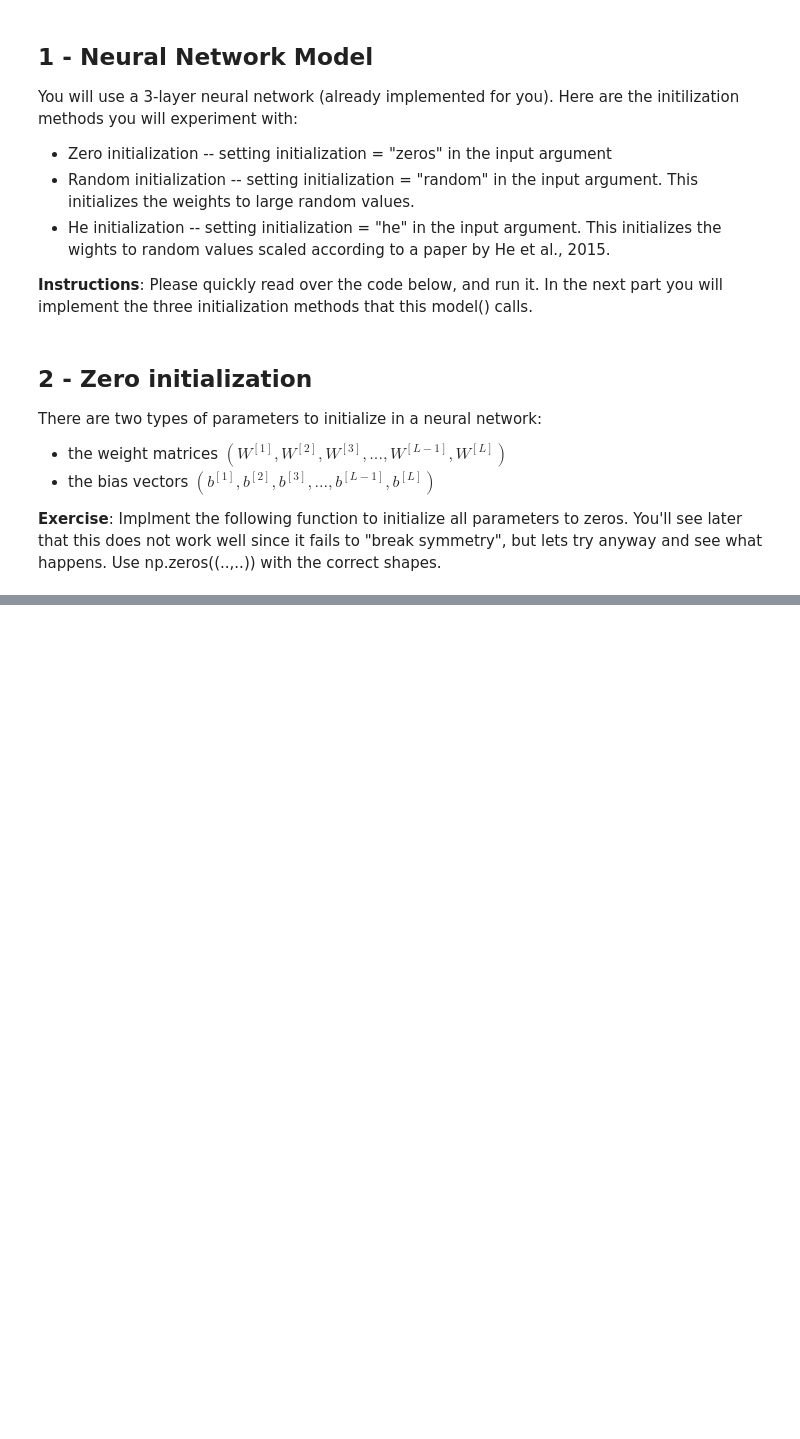
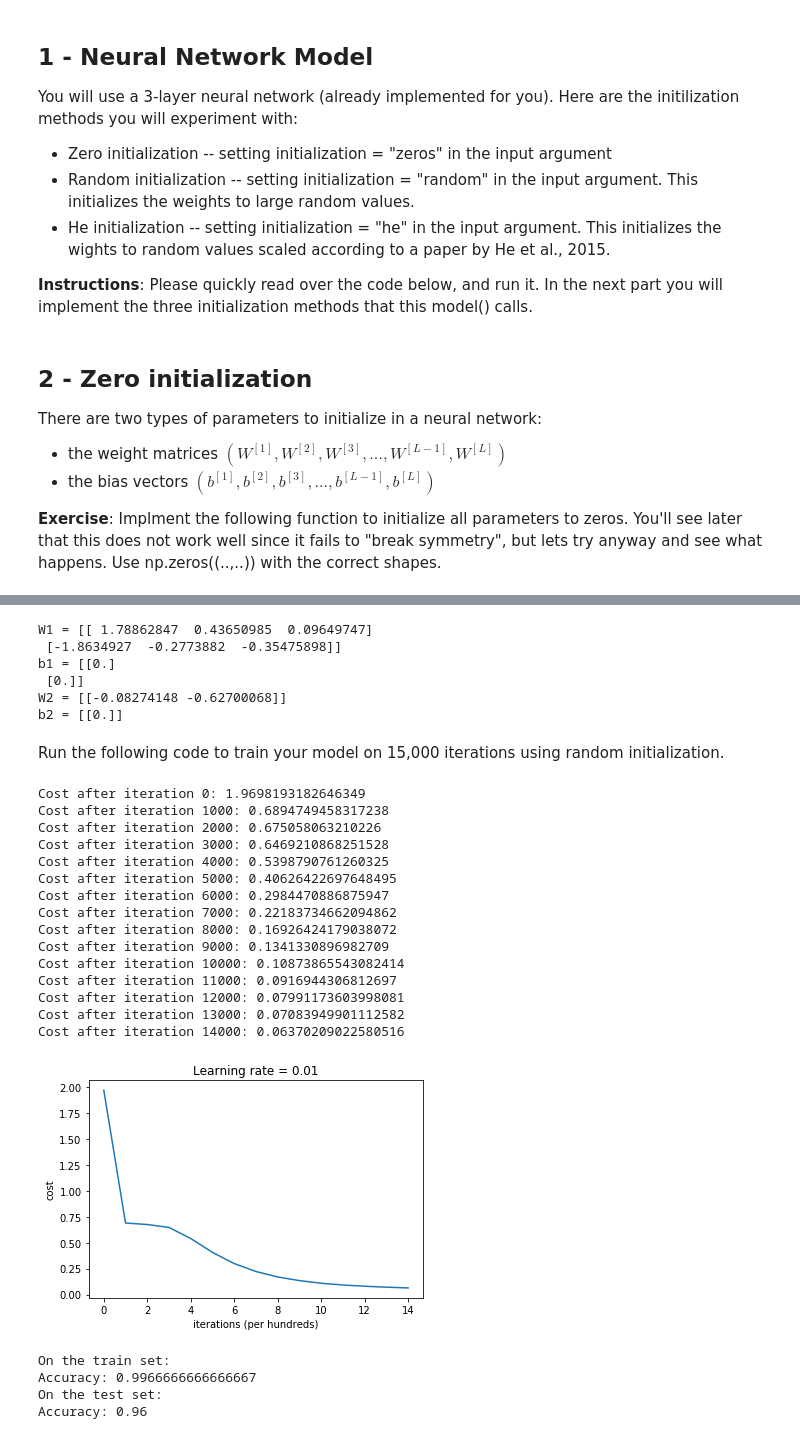
Before and after one commit to Lei-Luo/Deep-Learning-Specialization-AndrewNg, a Jupyter notebook: Course 2 Improving Deep Neural Networks/Week 1 Practical aspects of Deep Learning/Programming Assignment/Initialization/Initialization.ipynb, the cells around one changed output, grey strips where cells are left out. Cells and saved outputs as stored; diff of their text form; code cells hidden in the pictures; blank space fills up the shorter version.

```diff
--- a/Course 2 Improving Deep Neural Networks/Week 1 Practical aspects of Deep Learning/Programming Assignment/Initialization/Initialization.ipynb
+++ b/Course 2 Improving Deep Neural Networks/Week 1 Practical aspects of Deep Learning/Programming Assignment/Initialization/Initialization.ipynb
@@ -150,0 +248,42 @@ TypeError: data type not understood
+# %%
+parameters = initialize_parameters_random([3, 2, 1])
+print("W1 = " + str(parameters["W1"]))
+print("b1 = " + str(parameters["b1"]))
+print("W2 = " + str(parameters["W2"]))
+print("b2 = " + str(parameters["b2"]))
+# %% [output]
+W1 = [[ 1.78862847  0.43650985  0.09649747]
+ [-1.8634927  -0.2773882  -0.35475898]]
+b1 = [[0.]
+ [0.]]
+W2 = [[-0.08274148 -0.62700068]]
+b2 = [[0.]]
+# %% [markdown]
+Run the following code to train your model on 15,000 iterations using random initialization.
+# %%
+parameters = model(train_X, train_Y, initialization = "random")
+print("On the train set:")
+predictions_train = predict(train_X, train_Y, parameters)
+print("On the test set:")
+predictions_test = predict(test_X, test_Y, parameters)
+# %% [output]
+Cost after iteration 0: 1.9698193182646349
+Cost after iteration 1000: 0.6894749458317238
+Cost after iteration 2000: 0.675058063210226
+Cost after iteration 3000: 0.6469210868251528
+Cost after iteration 4000: 0.5398790761260325
+Cost after iteration 5000: 0.40626422697648495
+Cost after iteration 6000: 0.2984470886875947
+Cost after iteration 7000: 0.22183734662094862
+Cost after iteration 8000: 0.16926424179038072
+Cost after iteration 9000: 0.1341330896982709
+Cost after iteration 10000: 0.10873865543082414
+Cost after iteration 11000: 0.0916944306812697
+Cost after iteration 12000: 0.07991173603998081
+Cost after iteration 13000: 0.07083949901112582
+Cost after iteration 14000: 0.06370209022580516
+[figure, added]
+On the train set:
+Accuracy: 0.9966666666666667
+On the test set:
+Accuracy: 0.96
```
Also changed, not shown: parts of 14 cells of this notebook.
